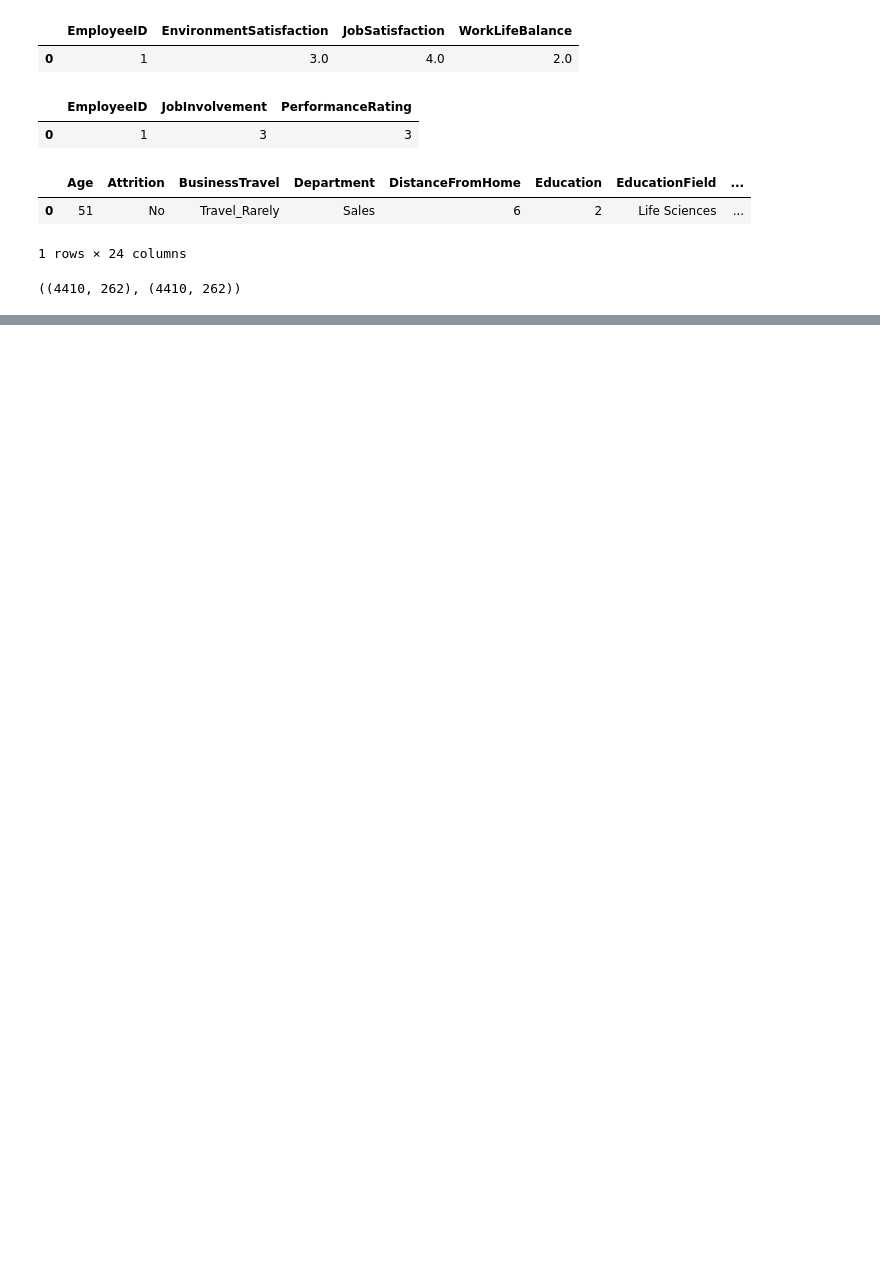
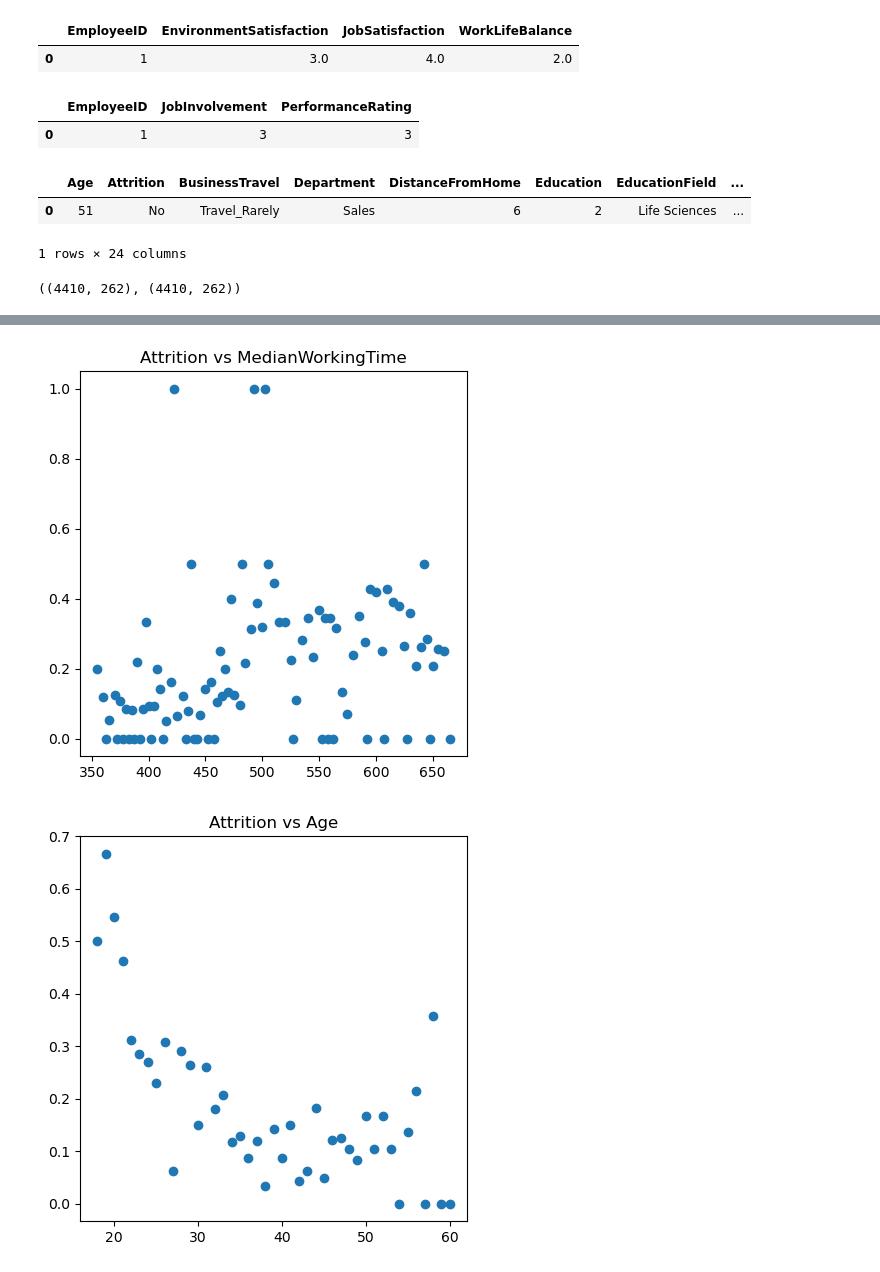
Before and after one commit to awPenda/Projet-IA, a Jupyter notebook: IA.ipynb, the cells around one changed output, grey strips where cells are left out. Saved outputs shown, nothing was run; the diff lists cells and outputs as text; code cells hidden in the pictures; blank space fills up the shorter version.

```diff
--- a/IA.ipynb
+++ b/IA.ipynb
@@ -155,0 +209,17 @@ importances.head(10)
+# %%
+# Plot attrition vs top 10 features
+
+for f in importances['feature'][:5]:
+    # Split each age into a group and find out that group's attrition rate
+    g = data.groupby(f)['Attrition'].mean()
+
+    # Plot the attrition rate vs age
+    plt.figure(figsize=(5, 5))
+
+    plt.title(f'Attrition vs {f}')
+    plt.scatter(g.index, g.values)
+
+    plt.show()
+# %% [output]
+[figure, added]
+[figure, added]
```
Also changed, not shown: parts of 6 cells of this notebook.
